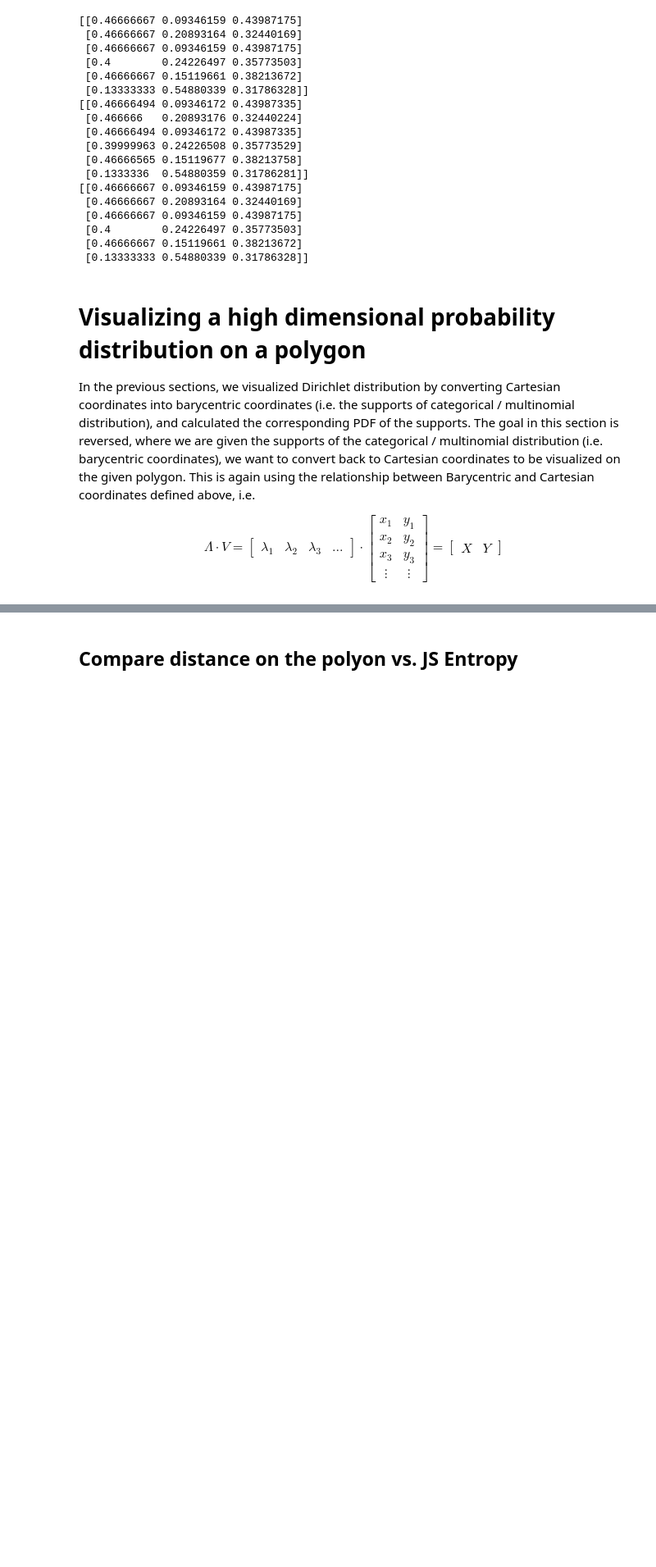
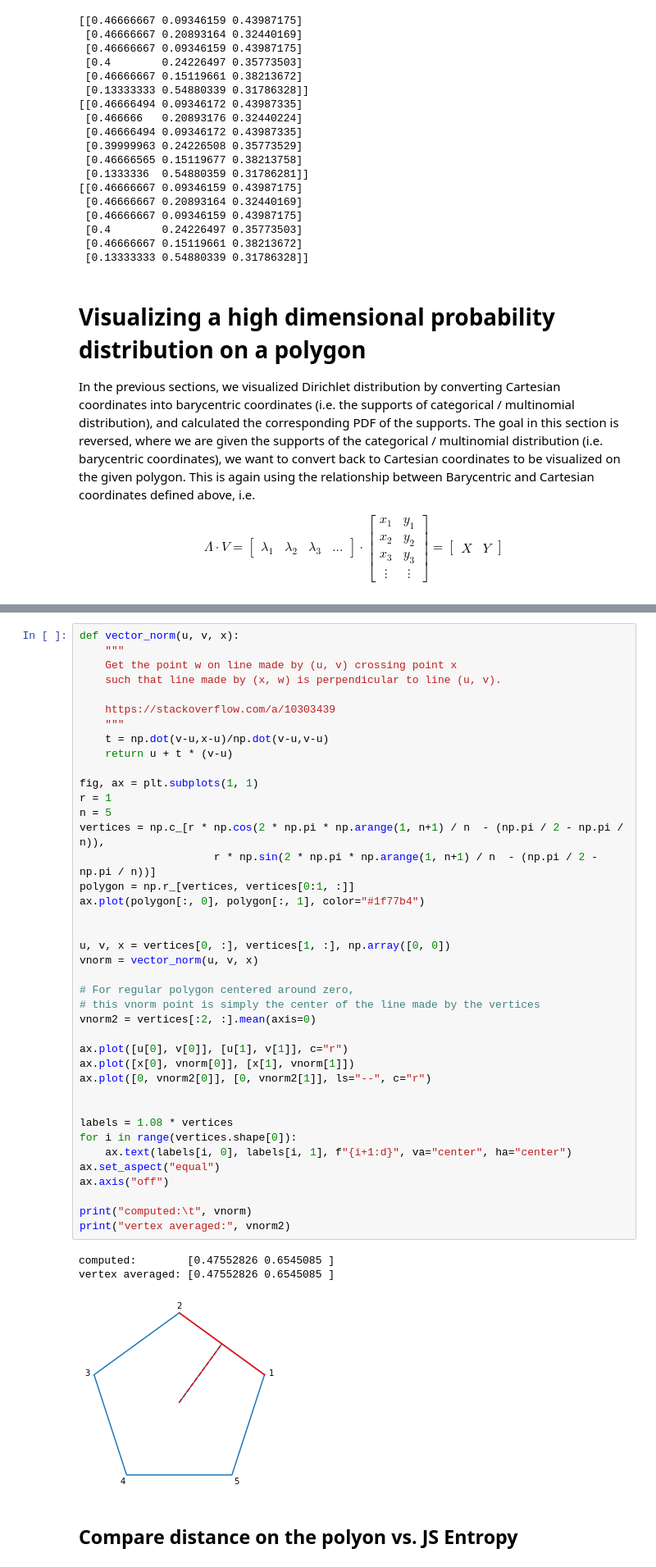
Before and after one commit to sapphire008/Python, a Jupyter notebook: Plots/Visualizing Dirichlet.ipynb, the cells around one changed output, grey strips where cells are left out. Shown: that part at 82% size. Cells and saved outputs as stored; diff of their text form; blank space fills up the shorter version.

```diff
--- a/Plots/Visualizing Dirichlet.ipynb
+++ b/Plots/Visualizing Dirichlet.ipynb
@@ -584,3 +593,47 @@ _ = plot_proba(points, vertices)
+# %%
+def vector_norm(u, v, x):
+    """
+    Get the point w on line made by (u, v) crossing point x
+    such that line made by (x, w) is perpendicular to line (u, v).
+
+    https://stackoverflow.com/a/10303439
+    """
+    t = np.dot(v-u,x-u)/np.dot(v-u,v-u)
+    return u + t * (v-u)
+
+fig, ax = plt.subplots(1, 1)
+r = 1
+n = 5
+vertices = np.c_[r * np.cos(2 * np.pi * np.arange(1, n+1) / n  - (np.pi / 2 - np.pi / n)),
+                     r * np.sin(2 * np.pi * np.arange(1, n+1) / n  - (np.pi / 2 - np.pi / n))]
+polygon = np.r_[vertices, vertices[0:1, :]]
+ax.plot(polygon[:, 0], polygon[:, 1], color="#1f77b4")
+
+
+u, v, x = vertices[0, :], vertices[1, :], np.array([0, 0])
+vnorm = vector_norm(u, v, x)
+
+# For regular polygon centered around zero,
+# this vnorm point is simply the center of the line made by the vertices
+vnorm2 = vertices[:2, :].mean(axis=0)
+
+ax.plot([u[0], v[0]], [u[1], v[1]], c="r")
+ax.plot([x[0], vnorm[0]], [x[1], vnorm[1]])
+ax.plot([0, vnorm2[0]], [0, vnorm2[1]], ls="--", c="r")
+
+
+labels = 1.08 * vertices
+for i in range(vertices.shape[0]):
+    ax.text(labels[i, 0], labels[i, 1], f"{i+1:d}", va="center", ha="center")
+ax.set_aspect("equal")
+ax.axis("off")
+
+print("computed:\t", vnorm)
+print("vertex averaged:", vnorm2)
+# %% [output]
+computed:        [0.47552826 0.6545085 ]
+vertex averaged: [0.47552826 0.6545085 ]
+[figure, added]
 # %% [markdown]
 ## Compare distance on the polyon vs. JS Entropy
 # %%
```
Also changed, not shown: parts of 7 cells of this notebook.
